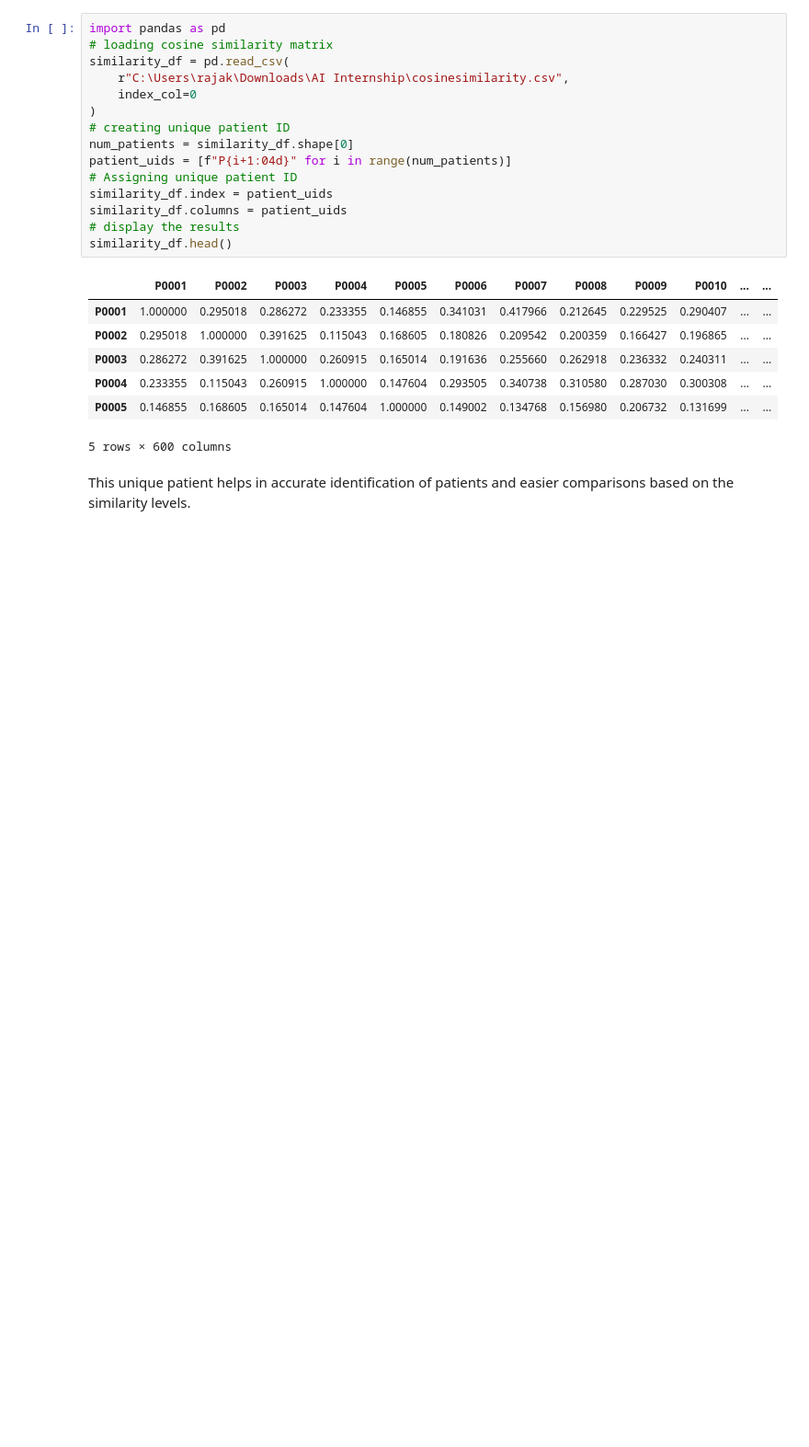
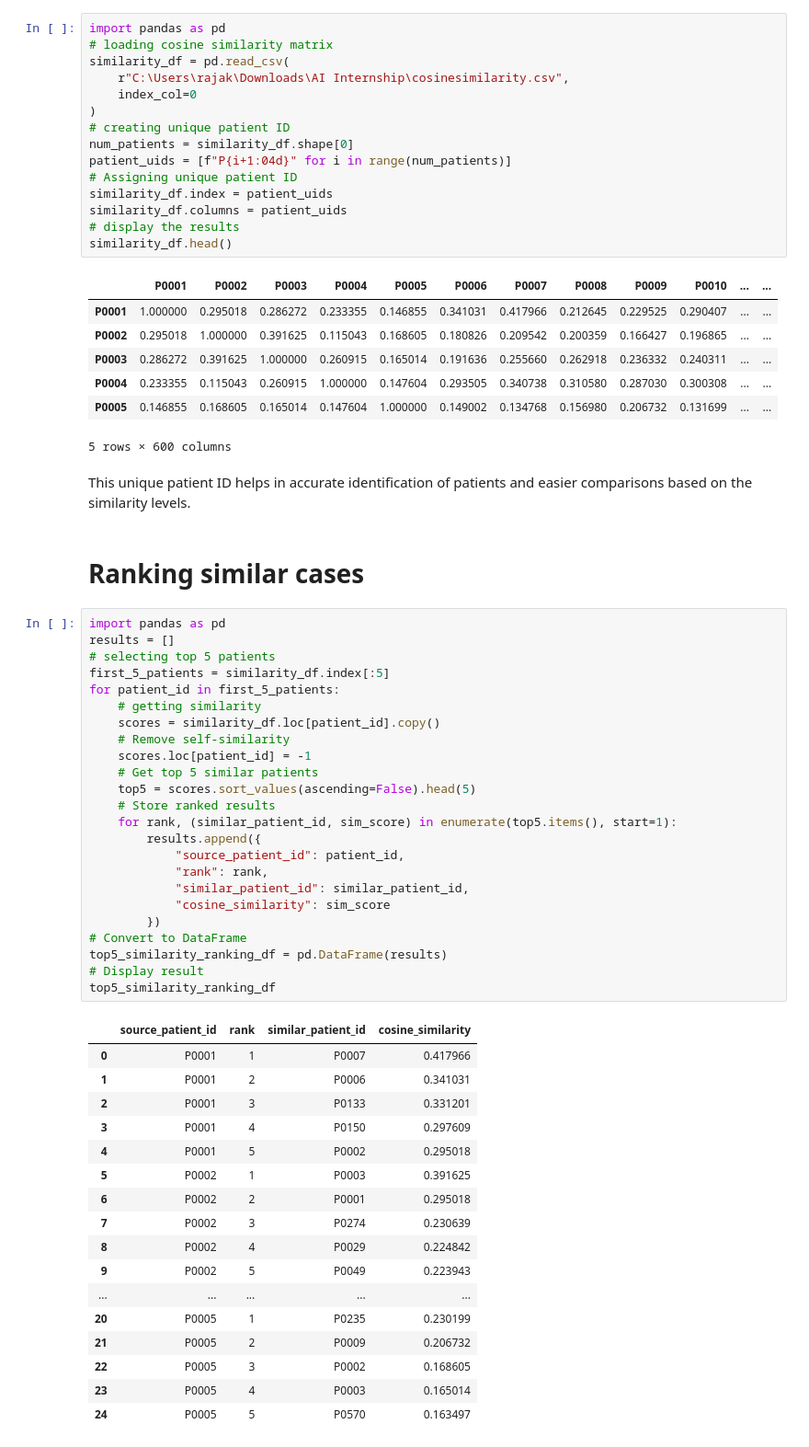
Before and after one commit to rajagowtham0/Week-2, a Jupyter notebook: Week2-Day4.ipynb, the cells around one changed output. Shown at 92% size. Drawn from its saved outputs; the diff is of its cells as text; blank space fills up the shorter version.

Commit message:
Ranking similar patients

```diff
--- a/Week2-Day4.ipynb
+++ b/Week2-Day4.ipynb
@@ -124,4 +124,48 @@ similarity_df.head()
 | P0005 | 0.146855 | 0.168605 | 0.165014 | 0.147604 | 1.000000 | 0.149002 | 0.134768 | 0.156980 | 0.206732 | 0.131699 | ... | ... |
 5 rows × 600 columns
 # %% [markdown]
-This unique patient helps in accurate identification of patients and easier comparisons based on the similarity levels.
+This unique patient ID helps in accurate identification of patients and easier comparisons based on the similarity levels.
+# %% [markdown]
+# Ranking similar cases
+# %%
+import pandas as pd
+results = []
+# selecting top 5 patients
+first_5_patients = similarity_df.index[:5]
+for patient_id in first_5_patients:
+    # getting similarity
+    scores = similarity_df.loc[patient_id].copy()
+    # Remove self-similarity
+    scores.loc[patient_id] = -1
+    # Get top 5 similar patients
+    top5 = scores.sort_values(ascending=False).head(5)
+    # Store ranked results
+    for rank, (similar_patient_id, sim_score) in enumerate(top5.items(), start=1):
+        results.append({
+            "source_patient_id": patient_id,
+            "rank": rank,
+            "similar_patient_id": similar_patient_id,
+            "cosine_similarity": sim_score
+        })
+# Convert to DataFrame
+top5_similarity_ranking_df = pd.DataFrame(results)
+# Display result
+top5_similarity_ranking_df
+# %% [output]
+|  | source_patient_id | rank | similar_patient_id | cosine_similarity |
+| 0 | P0001 | 1 | P0007 | 0.417966 |
+| 1 | P0001 | 2 | P0006 | 0.341031 |
+| 2 | P0001 | 3 | P0133 | 0.331201 |
+| 3 | P0001 | 4 | P0150 | 0.297609 |
+| 4 | P0001 | 5 | P0002 | 0.295018 |
+| 5 | P0002 | 1 | P0003 | 0.391625 |
+| 6 | P0002 | 2 | P0001 | 0.295018 |
+| 7 | P0002 | 3 | P0274 | 0.230639 |
+| 8 | P0002 | 4 | P0029 | 0.224842 |
+| 9 | P0002 | 5 | P0049 | 0.223943 |
+| ... | ... | ... | ... | ... |
+| 20 | P0005 | 1 | P0235 | 0.230199 |
+| 21 | P0005 | 2 | P0009 | 0.206732 |
+| 22 | P0005 | 3 | P0002 | 0.168605 |
+| 23 | P0005 | 4 | P0003 | 0.165014 |
+| 24 | P0005 | 5 | P0570 | 0.163497 |
```
Also changed, not shown: parts of 2 cells of this notebook.
